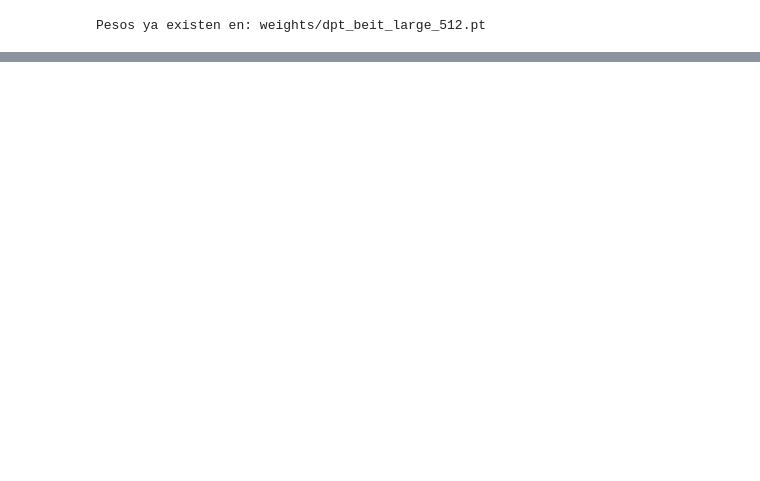
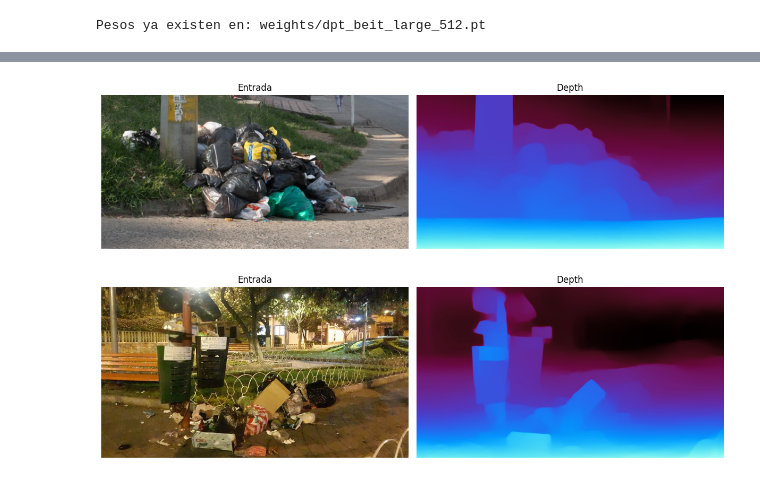
Before and after one commit to bspoloo/IC_MMP, a Jupyter notebook: MiDaS v3.1/midas.ipynb, the cells around one changed output, grey strips where cells are left out. Saved outputs shown, nothing was run; the diff lists cells and outputs as text; code cells hidden in the pictures; blank space fills up the shorter version.

```diff
--- a/MiDaS v3.1/midas.ipynb
+++ b/MiDaS v3.1/midas.ipynb
@@ -140,0 +160,35 @@ Resultados generados: ['basura01-dpt_beit_large_512.pfm', 'basura01-dpt_beit_lar
+# %%
+import os
+import cv2
+import matplotlib.pyplot as plt
+
+input_files = sorted([f for f in os.listdir(input_path) if f.lower().endswith((".jpg", ".png", ".jpeg"))])
+output_files = sorted([f for f in os.listdir(output_path) if f.lower().endswith((".png", ".jpg", ".jpeg"))])
+
+num_images = min(5, len(input_files), len(output_files))  # mostrar máximo 5
+
+for i in range(num_images):
+    input_img_path = os.path.join(input_path, input_files[i])
+    output_img_path = os.path.join(output_path, output_files[i])
+
+    input_img = cv2.imread(input_img_path)
+    input_img_rgb = cv2.cvtColor(input_img, cv2.COLOR_BGR2RGB)
+    depth = cv2.imread(output_img_path, cv2.IMREAD_UNCHANGED)
+
+    plt.figure(figsize=(12, 5))
+
+    plt.subplot(1, 2, 1)
+    plt.imshow(input_img_rgb)
+    plt.title("Entrada")
+    plt.axis("off")
+
+    plt.subplot(1, 2, 2)
+    plt.imshow(depth, cmap="inferno")
+    plt.title("Depth")
+    plt.axis("off")
+
+    plt.tight_layout()
+    plt.show()
+# %% [output]
+[figure, added]
+[figure, added]
```
Also changed, not shown: parts of 12 cells of this notebook, 5 other files.
